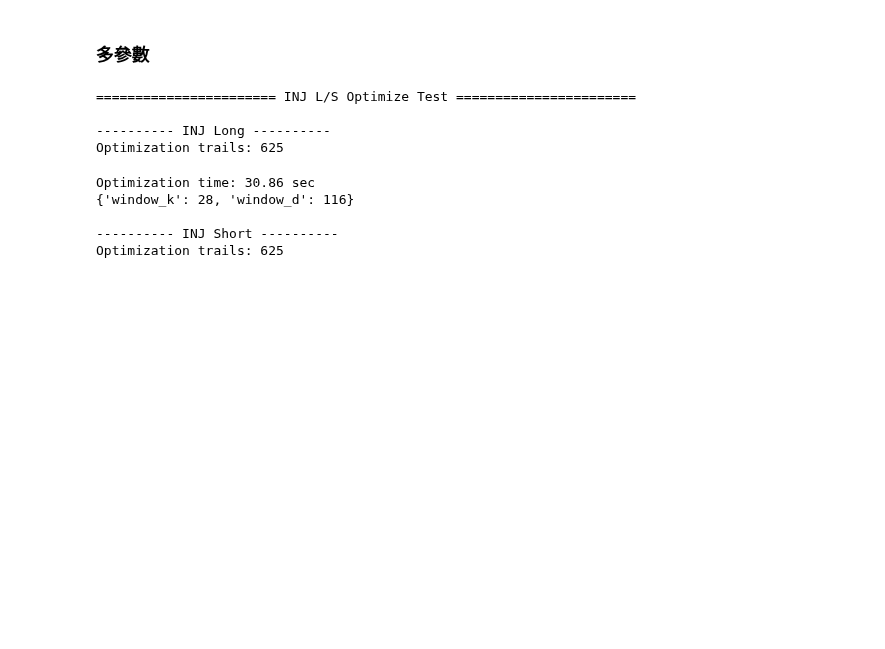
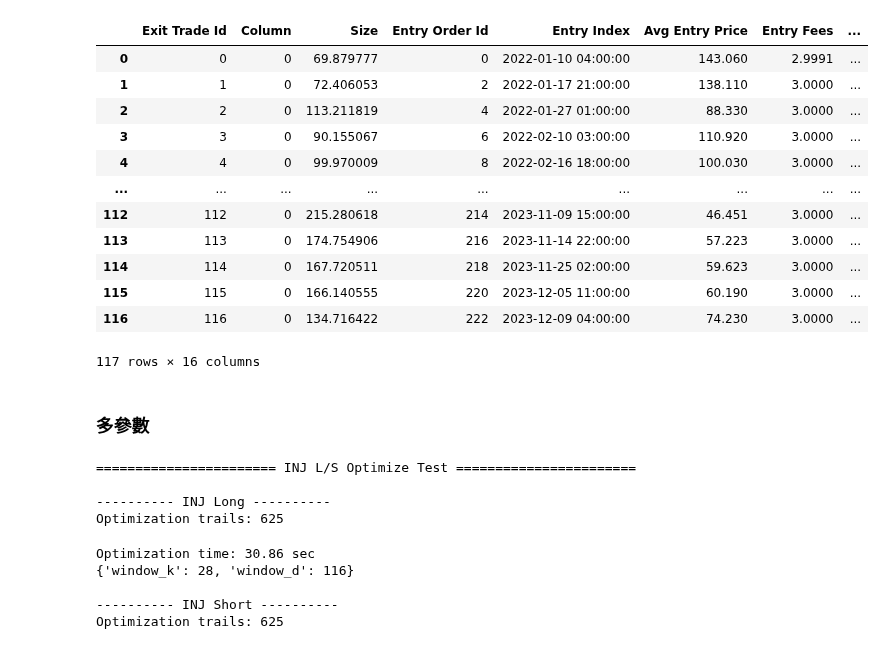
Before and after one commit to JohnsonHsiao/DC_capital_intern, a Jupyter notebook: strategy_research/CTA_TEST/Crypto/kd_smoother/bt_lab.ipynb, the cells around one changed output. Saved outputs shown, nothing was run; the diff lists cells and outputs as text; code cells hidden in the pictures; blank space fills up the shorter version.

```diff
--- a/strategy_research/CTA_TEST/Crypto/kd_smoother/bt_lab.ipynb
+++ b/strategy_research/CTA_TEST/Crypto/kd_smoother/bt_lab.ipynb
@@ -132,3 +125,19 @@ PF * Win Rate: 0.421
+# %%
+trades
+# %% [output]
+|  | Exit Trade Id | Column | Size | Entry Order Id | Entry Index | Avg Entry Price | Entry Fees | ... |
+| 0 | 0 | 0 | 69.879777 | 0 | 2022-01-10 04:00:00 | 143.060 | 2.9991 | ... |
+| 1 | 1 | 0 | 72.406053 | 2 | 2022-01-17 21:00:00 | 138.110 | 3.0000 | ... |
+| 2 | 2 | 0 | 113.211819 | 4 | 2022-01-27 01:00:00 | 88.330 | 3.0000 | ... |
+| 3 | 3 | 0 | 90.155067 | 6 | 2022-02-10 03:00:00 | 110.920 | 3.0000 | ... |
+| 4 | 4 | 0 | 99.970009 | 8 | 2022-02-16 18:00:00 | 100.030 | 3.0000 | ... |
+| ... | ... | ... | ... | ... | ... | ... | ... | ... |
+| 112 | 112 | 0 | 215.280618 | 214 | 2023-11-09 15:00:00 | 46.451 | 3.0000 | ... |
+| 113 | 113 | 0 | 174.754906 | 216 | 2023-11-14 22:00:00 | 57.223 | 3.0000 | ... |
+| 114 | 114 | 0 | 167.720511 | 218 | 2023-11-25 02:00:00 | 59.623 | 3.0000 | ... |
+| 115 | 115 | 0 | 166.140555 | 220 | 2023-12-05 11:00:00 | 60.190 | 3.0000 | ... |
+| 116 | 116 | 0 | 134.716422 | 222 | 2023-12-09 04:00:00 | 74.230 | 3.0000 | ... |
+117 rows × 16 columns
 # %% [markdown]
 ### 多參數
 # %%
```
Also changed, not shown: parts of 1 cell of this notebook, 13 other files.
